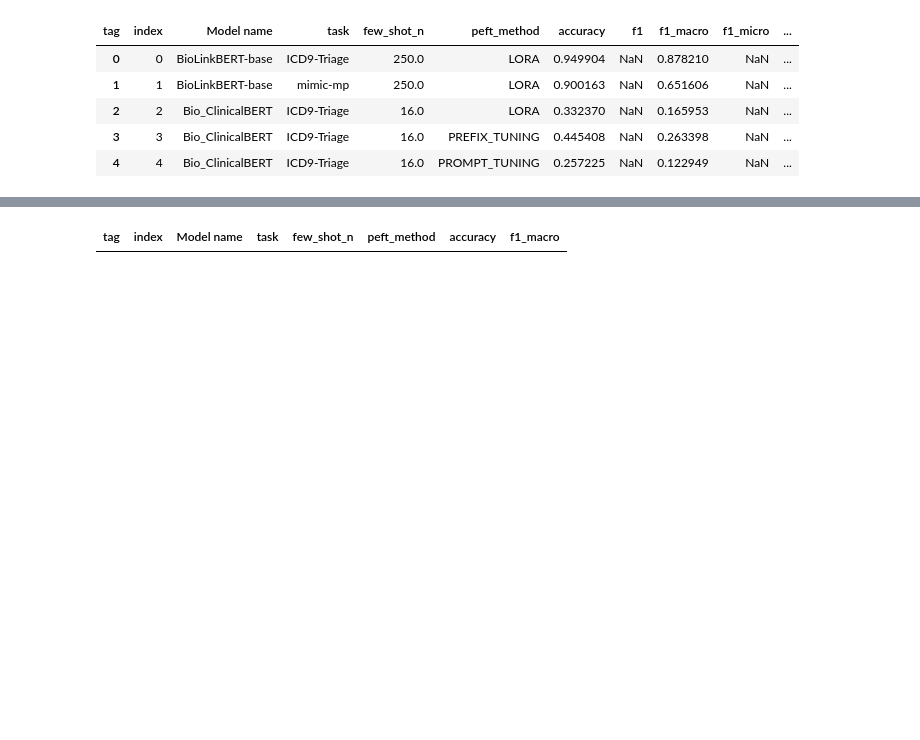
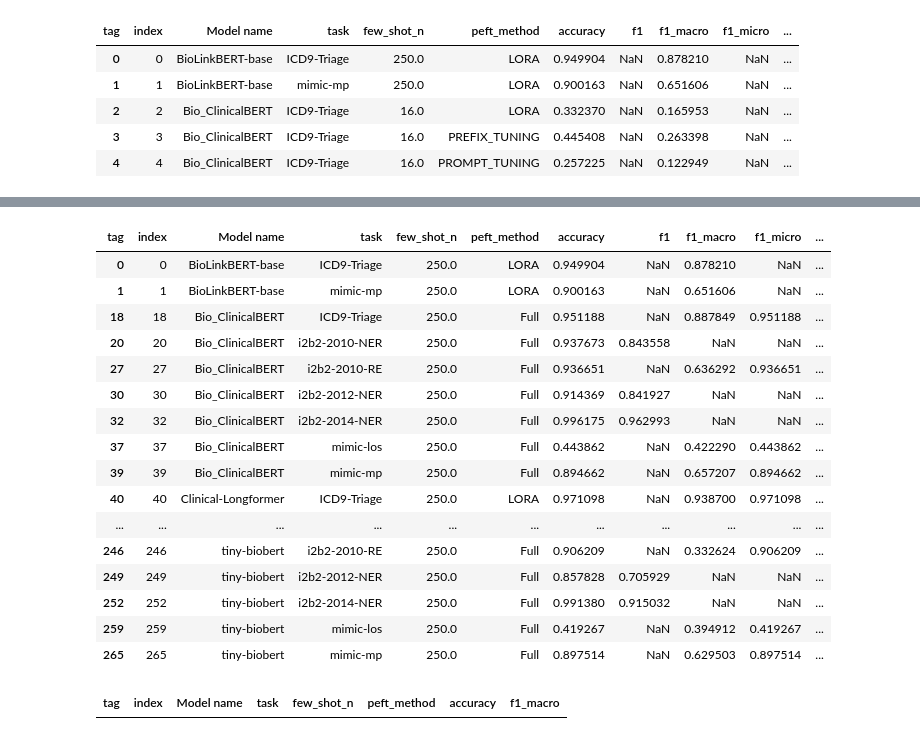
Before and after one commit to nlpie-research/efficient-ml, a Jupyter notebook: notebooks/load_tb_files.ipynb, the cells around one changed output, grey strips where cells are left out. Cells and saved outputs as stored; diff of their text form; code cells hidden in the pictures; blank space fills up the shorter version.

```diff
--- a/notebooks/load_tb_files.ipynb
+++ b/notebooks/load_tb_files.ipynb
@@ -406,3 +495,23 @@ cls_results_df.head()
+# %%
+cls_results_df.query("few_shot_n == 250").drop_duplicates(subset=[ "Model name", "task",])
+# %% [output]
+| tag | index | Model name | task | few_shot_n | peft_method | accuracy | f1 | f1_macro | f1_micro | ... |
+| 0 | 0 | BioLinkBERT-base | ICD9-Triage | 250.0 | LORA | 0.949904 | NaN | 0.878210 | NaN | ... |
+| 1 | 1 | BioLinkBERT-base | mimic-mp | 250.0 | LORA | 0.900163 | NaN | 0.651606 | NaN | ... |
+| 18 | 18 | Bio_ClinicalBERT | ICD9-Triage | 250.0 | Full | 0.951188 | NaN | 0.887849 | 0.951188 | ... |
+| 20 | 20 | Bio_ClinicalBERT | i2b2-2010-NER | 250.0 | Full | 0.937673 | 0.843558 | NaN | NaN | ... |
+| 27 | 27 | Bio_ClinicalBERT | i2b2-2010-RE | 250.0 | Full | 0.936651 | NaN | 0.636292 | 0.936651 | ... |
+| 30 | 30 | Bio_ClinicalBERT | i2b2-2012-NER | 250.0 | Full | 0.914369 | 0.841927 | NaN | NaN | ... |
+| 32 | 32 | Bio_ClinicalBERT | i2b2-2014-NER | 250.0 | Full | 0.996175 | 0.962993 | NaN | NaN | ... |
+| 37 | 37 | Bio_ClinicalBERT | mimic-los | 250.0 | Full | 0.443862 | NaN | 0.422290 | 0.443862 | ... |
+| 39 | 39 | Bio_ClinicalBERT | mimic-mp | 250.0 | Full | 0.894662 | NaN | 0.657207 | 0.894662 | ... |
+| 40 | 40 | Clinical-Longformer | ICD9-Triage | 250.0 | LORA | 0.971098 | NaN | 0.938700 | 0.971098 | ... |
+| ... | ... | ... | ... | ... | ... | ... | ... | ... | ... | ... |
+| 246 | 246 | tiny-biobert | i2b2-2010-RE | 250.0 | Full | 0.906209 | NaN | 0.332624 | 0.906209 | ... |
+| 249 | 249 | tiny-biobert | i2b2-2012-NER | 250.0 | Full | 0.857828 | 0.705929 | NaN | NaN | ... |
+| 252 | 252 | tiny-biobert | i2b2-2014-NER | 250.0 | Full | 0.991380 | 0.915032 | NaN | NaN | ... |
+| 259 | 259 | tiny-biobert | mimic-los | 250.0 | Full | 0.419267 | NaN | 0.394912 | 0.419267 | ... |
+| 265 | 265 | tiny-biobert | mimic-mp | 250.0 | Full | 0.897514 | NaN | 0.629503 | 0.897514 | ... |
 # %%
 # cls_results_df.query("`Model name` == 'roberta-base' & task == @task")
 # %%
```
Also changed, not shown: parts of 50 cells of this notebook, 2 other files.
